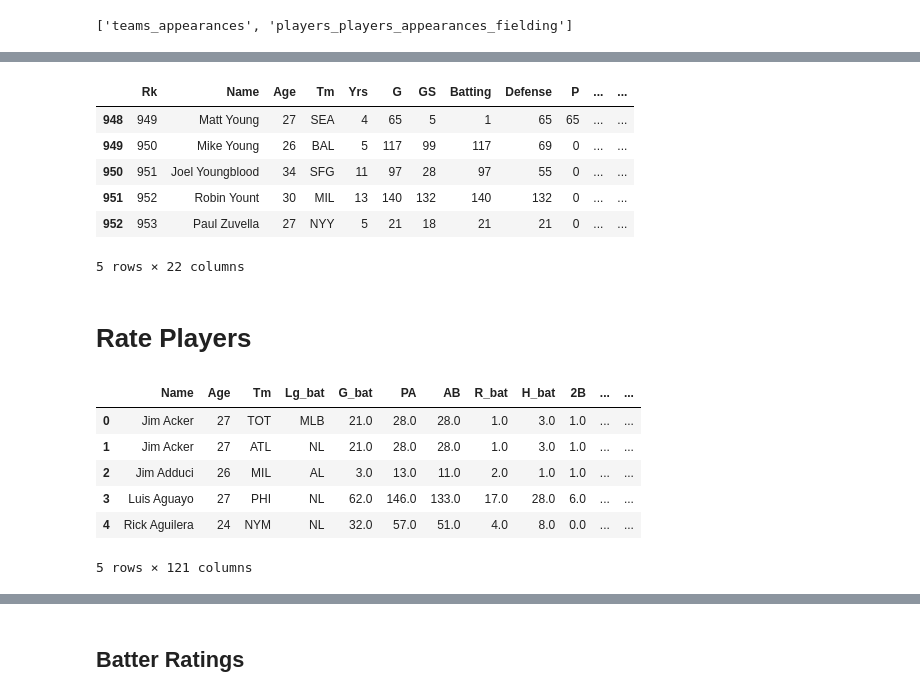
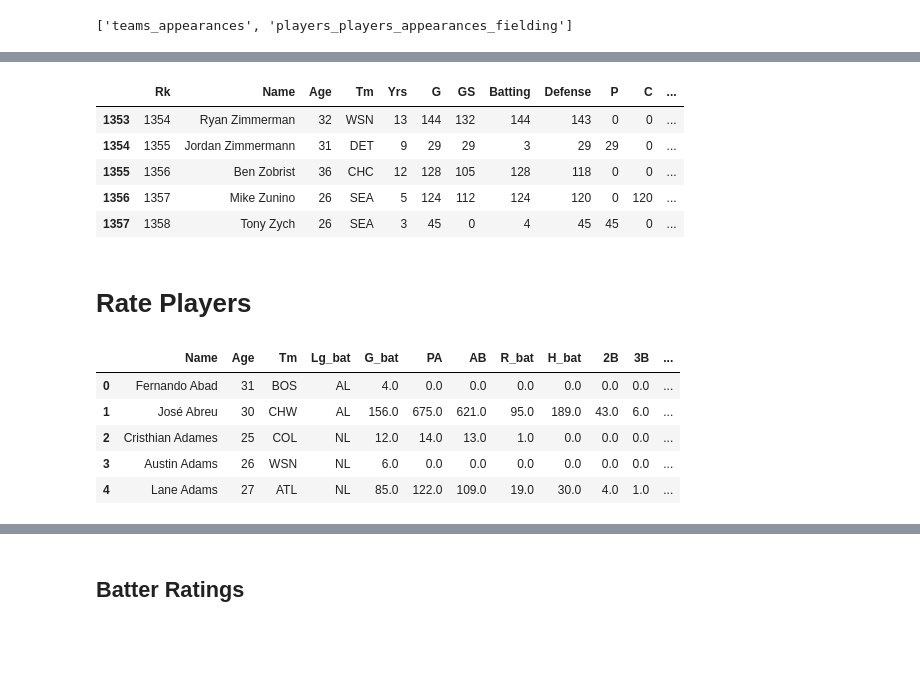
Before and after one commit to jgodin21/sherco_ratings, a Jupyter notebook: code/sherco_ratings.ipynb, the cells around one changed output, grey strips where cells are left out. Drawn from its saved outputs; the diff is of its cells as text; code cells hidden in the pictures; blank space fills up the shorter version.

```diff
--- a/code/sherco_ratings.ipynb
+++ b/code/sherco_ratings.ipynb
@@ -22,7 +22,7 @@ from bisect import bisect
 # %% [markdown]
 # Scrape season data
 # %%
-year = '1986'
+year = '2017'
 # %%
 url_bat = 'https://www.baseball-reference.com/leagues/MLB/' + year + '-standard-batting.shtml'
 url_pit = 'https://www.baseball-reference.com/leagues/MLB/' + year + '-standard-pitching.shtml'
@@ -273,13 +259,12 @@ players = pd.merge(players, cat, how='left', on=["Name", "Age"], suffixes=('', '
 # %%
 app.tail()
 # %% [output]
-|  | Rk | Name | Age | Tm | Yrs | G | GS | Batting | Defense | P | ... | ... |
-| 948 | 949 | Matt Young | 27 | SEA | 4 | 65 | 5 | 1 | 65 | 65 | ... | ... |
-| 949 | 950 | Mike Young | 26 | BAL | 5 | 117 | 99 | 117 | 69 | 0 | ... | ... |
-| 950 | 951 | Joel Youngblood | 34 | SFG | 11 | 97 | 28 | 97 | 55 | 0 | ... | ... |
-| 951 | 952 | Robin Yount | 30 | MIL | 13 | 140 | 132 | 140 | 132 | 0 | ... | ... |
-| 952 | 953 | Paul Zuvella | 27 | NYY | 5 | 21 | 18 | 21 | 21 | 0 | ... | ... |
+|  | Rk | Name | Age | Tm | Yrs | G | GS | Batting | Defense | P | C | ... |
+| 1353 | 1354 | Ryan Zimmerman | 32 | WSN | 13 | 144 | 132 | 144 | 143 | 0 | 0 | ... |
+| 1354 | 1355 | Jordan Zimmermann | 31 | DET | 9 | 29 | 29 | 3 | 29 | 29 | 0 | ... |
+| 1355 | 1356 | Ben Zobrist | 36 | CHC | 12 | 128 | 105 | 128 | 118 | 0 | 0 | ... |
+| 1356 | 1357 | Mike Zunino | 26 | SEA | 5 | 124 | 112 | 124 | 120 | 0 | 120 | ... |
+| 1357 | 1358 | Tony Zych | 26 | SEA | 3 | 45 | 0 | 4 | 45 | 45 | 0 | ... |
-5 rows × 22 columns
 # %%
 players = pd.merge(players, app, how='left', on=["Name", "Age"], suffixes=('', '_app'))
 # %%
@@ -287,16 +272,15 @@ players.to_csv("./data/player stats" + " - " + year + ".csv", index=False)
 # %% [markdown]
 # Rate Players
 # %%
-players = pd.read_csv("./data/player stats - " + year + ".csv")
+players = pd.read_csv("../data/player stats - " + year + ".csv")
 players.head()
 # %% [output]
-|  | Name | Age | Tm | Lg_bat | G_bat | PA | AB | R_bat | H_bat | 2B | ... | ... |
-| 0 | Jim Acker | 27 | TOT | MLB | 21.0 | 28.0 | 28.0 | 1.0 | 3.0 | 1.0 | ... | ... |
-| 1 | Jim Acker | 27 | ATL | NL | 21.0 | 28.0 | 28.0 | 1.0 | 3.0 | 1.0 | ... | ... |
-| 2 | Jim Adduci | 26 | MIL | AL | 3.0 | 13.0 | 11.0 | 2.0 | 1.0 | 1.0 | ... | ... |
-| 3 | Luis Aguayo | 27 | PHI | NL | 62.0 | 146.0 | 133.0 | 17.0 | 28.0 | 6.0 | ... | ... |
-| 4 | Rick Aguilera | 24 | NYM | NL | 32.0 | 57.0 | 51.0 | 4.0 | 8.0 | 0.0 | ... | ... |
+|  | Name | Age | Tm | Lg_bat | G_bat | PA | AB | R_bat | H_bat | 2B | 3B | ... |
+| 0 | Fernando Abad | 31 | BOS | AL | 4.0 | 0.0 | 0.0 | 0.0 | 0.0 | 0.0 | 0.0 | ... |
+| 1 | José Abreu | 30 | CHW | AL | 156.0 | 675.0 | 621.0 | 95.0 | 189.0 | 43.0 | 6.0 | ... |
+| 2 | Cristhian Adames | 25 | COL | NL | 12.0 | 14.0 | 13.0 | 1.0 | 0.0 | 0.0 | 0.0 | ... |
+| 3 | Austin Adams | 26 | WSN | NL | 6.0 | 0.0 | 0.0 | 0.0 | 0.0 | 0.0 | 0.0 | ... |
+| 4 | Lane Adams | 27 | ATL | NL | 85.0 | 122.0 | 109.0 | 19.0 | 30.0 | 4.0 | 1.0 | ... |
-5 rows × 121 columns
 # %%
 pd.set_option('max_seq_items', 125)
 players.columns
```
Also changed, not shown: parts of 123 cells of this notebook, 11 other files.
